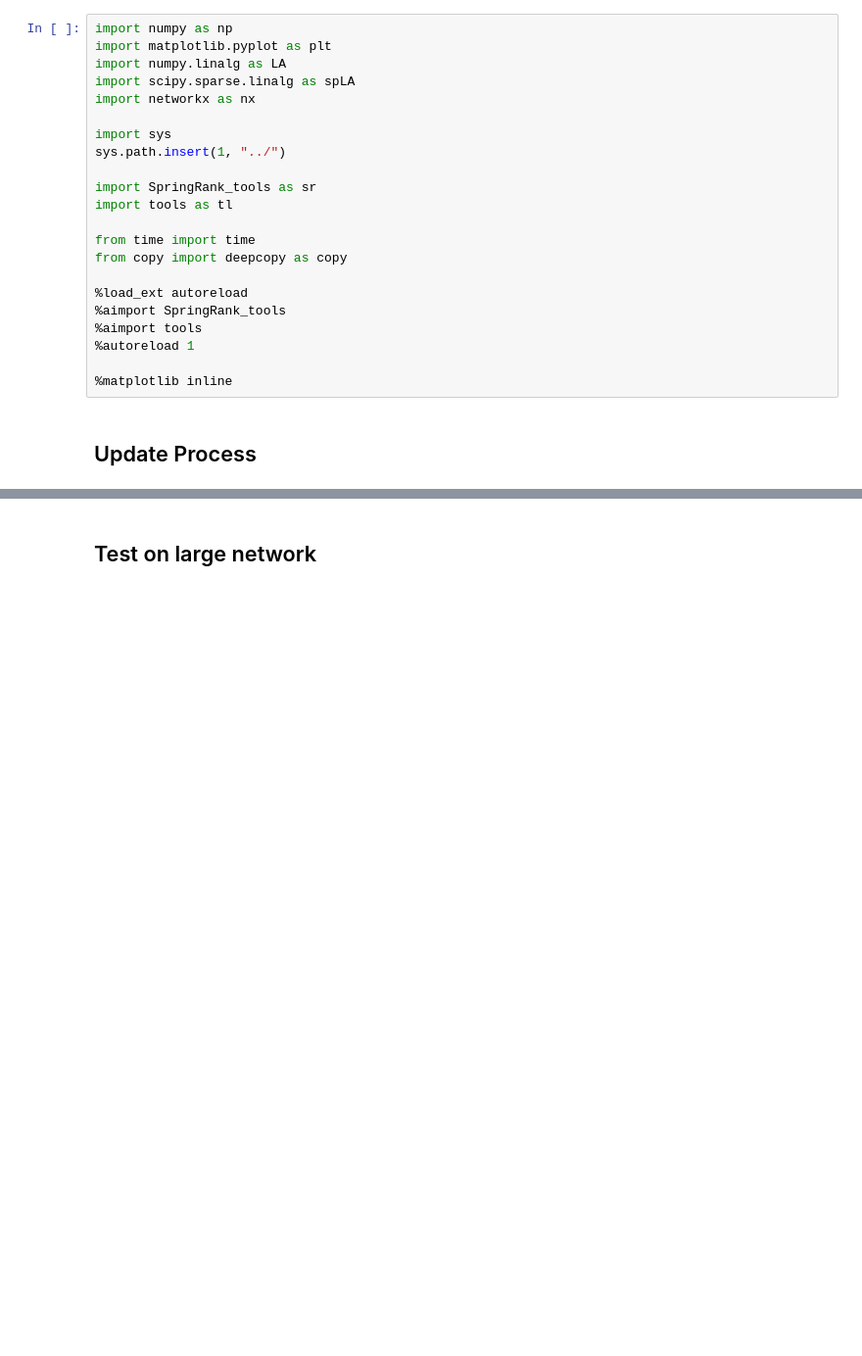
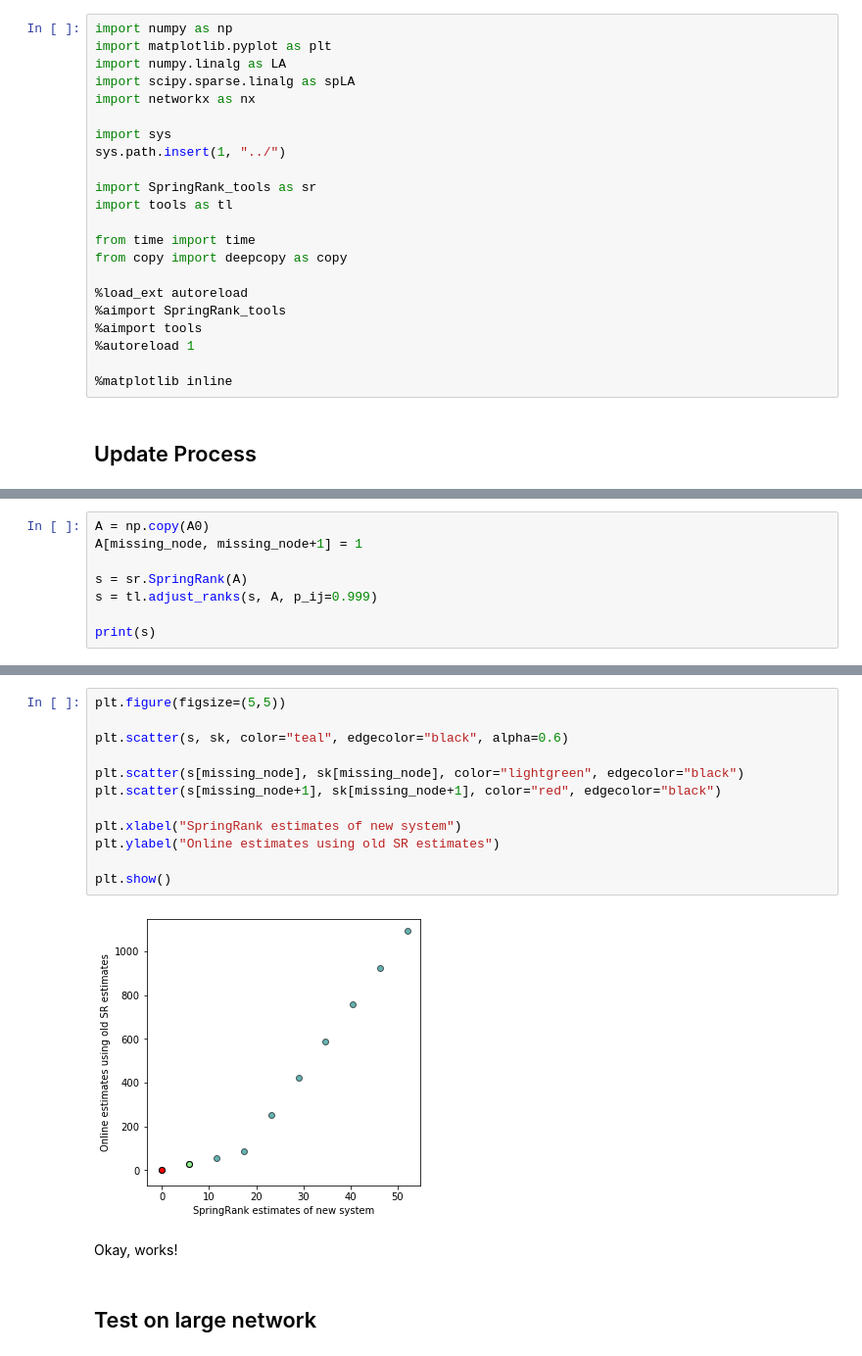
Before and after one commit to AparaV/SpringRankGroups, a Jupyter notebook: api/jupyter/online_ranking.ipynb, the cells around one changed output, grey strips where cells are left out. Shown: that part at 98% size. Saved outputs shown, nothing was run; the diff lists cells and outputs as text; blank space fills up the shorter version.

```diff
--- a/api/jupyter/online_ranking.ipynb
+++ b/api/jupyter/online_ranking.ipynb
@@ -99,0 +154,8 @@ def kth_order_update(A, s_0, N0, order, return_compute_times=False):
+# %%
+A = np.copy(A0)
+A[missing_node, missing_node+1] = 1
+
+s = sr.SpringRank(A)
+s = tl.adjust_ranks(s, A, p_ij=0.999)
+
+print(s)
@@ -100,3 +177,19 @@ def kth_order_update(A, s_0, N0, order, return_compute_times=False):
+# %%
+plt.figure(figsize=(5,5))
+
+plt.scatter(s, sk, color="teal", edgecolor="black", alpha=0.6)
+
+plt.scatter(s[missing_node], sk[missing_node], color="lightgreen", edgecolor="black")
+plt.scatter(s[missing_node+1], sk[missing_node+1], color="red", edgecolor="black")
+
+plt.xlabel("SpringRank estimates of new system")
+plt.ylabel("Online estimates using old SR estimates")
+
+plt.show()
+# %% [output]
+[figure, added]
+# %% [markdown]
+Okay, works!
 # %% [markdown]
 ## Test on large network
 # %%
```
Also changed, not shown: parts of 14 cells of this notebook, 1 other file.
